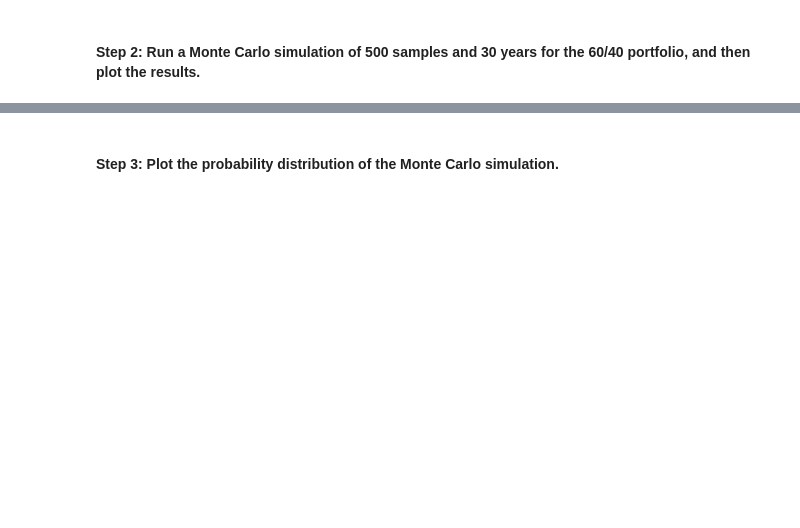
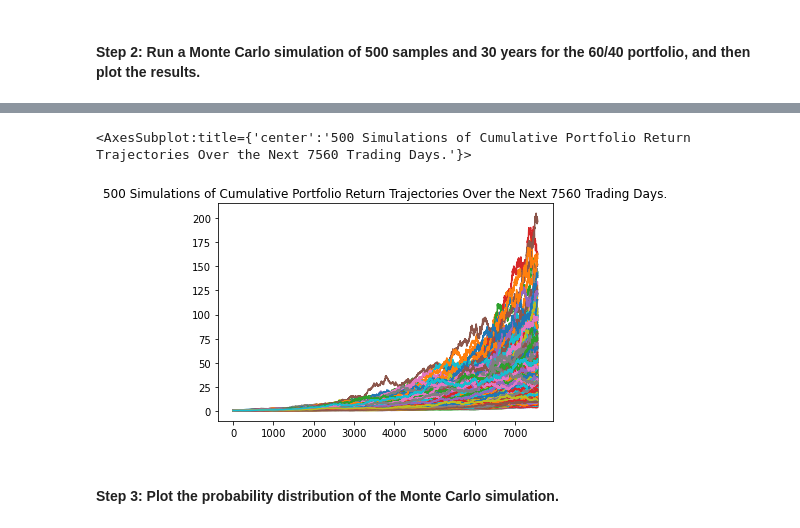
Before and after one commit to stefimaz/Fintech_Database, a Jupyter notebook: Challenge5/financial_planning_tools.ipynb, the cells around one changed output, grey strips where cells are left out. Cells and saved outputs as stored; diff of their text form; code cells hidden in the pictures; blank space fills up the shorter version.

```diff
--- a/Challenge5/financial_planning_tools.ipynb
+++ b/Challenge5/financial_planning_tools.ipynb
@@ -400,19 +405,19 @@ In this section, you’ll use the MCForecastTools library to create a Monte Carl
 # %%
 # Set start and end dates of 3 years back from your current date
 # Alternatively, you can use an end date of 2020-08-07 and work 3 years back from that date
-# YOUR CODE HERE
-# YOUR CODE HERE
+start_date = pd.Timestamp("2018-10-13", tz="America/New_York").isoformat()
+end_date = pd.Timestamp("2021-10-13", tz="America/New_York").isoformat()
 
 # Set number of rows to 1000 to retrieve the maximum amount of rows
-# YOUR CODE HERE
+limit_rows = 1000
 # %%
 # Use the Alpaca get_barset function to make the API call to get the 3 years worth of pricing data
 # The tickers and timeframe parameters should have been set in Part 1 of this activity
 # The start and end dates should be updated with the information set above
 # Remember to add the df property to the end of the call so the response is returned as a DataFrame
-# YOUR CODE HERE
+prices_df = alpaca.get_barset(tickers, timeframe, start= start_date, end= end_date, limit= limit_rows).df
 
 
 # Display both the first and last five rows of the DataFrame
-# YOUR CODE HERE
-# YOUR CODE HERE
+display(prices_df.head())
+display(prices_df.tail())
@@ -422,7 +444,10 @@ In this section, you’ll use the MCForecastTools library to create a Monte Carl
 # Configure the Monte Carlo simulation to forecast 30 years cumulative returns
 # The weights should be split 40% to AGG and 60% to SPY.
 # Run 500 samples.
-# YOUR CODE HERE
+MC_thirty_years = MCSimulation(portfolio_data = prices_df,
+                             weights= [.40, .60],
+                             num_simulation= 500,
+                             num_trading_days= 252*30)
 
 # Review the simulation input data
-# YOUR CODE HERE
+MC_thirty_years.portfolio_data.head()
@@ -432,7 +497,10 @@ In this section, you’ll use the MCForecastTools library to create a Monte Carl
 # %%
 # Visualize the 30-year Monte Carlo simulation by creating an
 # overlay line plot
-# YOUR CODE HERE
+MC_thirty_years.plot_simulation()
+# %% [output]
+<AxesSubplot:title={'center':'500 Simulations of Cumulative Portfolio Return Trajectories Over the Next 7560 Trading Days.'}>
+[figure, added]
 # %% [markdown]
 #### Step 3: Plot the probability distribution of the Monte Carlo simulation.
 # %%
```
Also changed, not shown: parts of 19 cells of this notebook.
